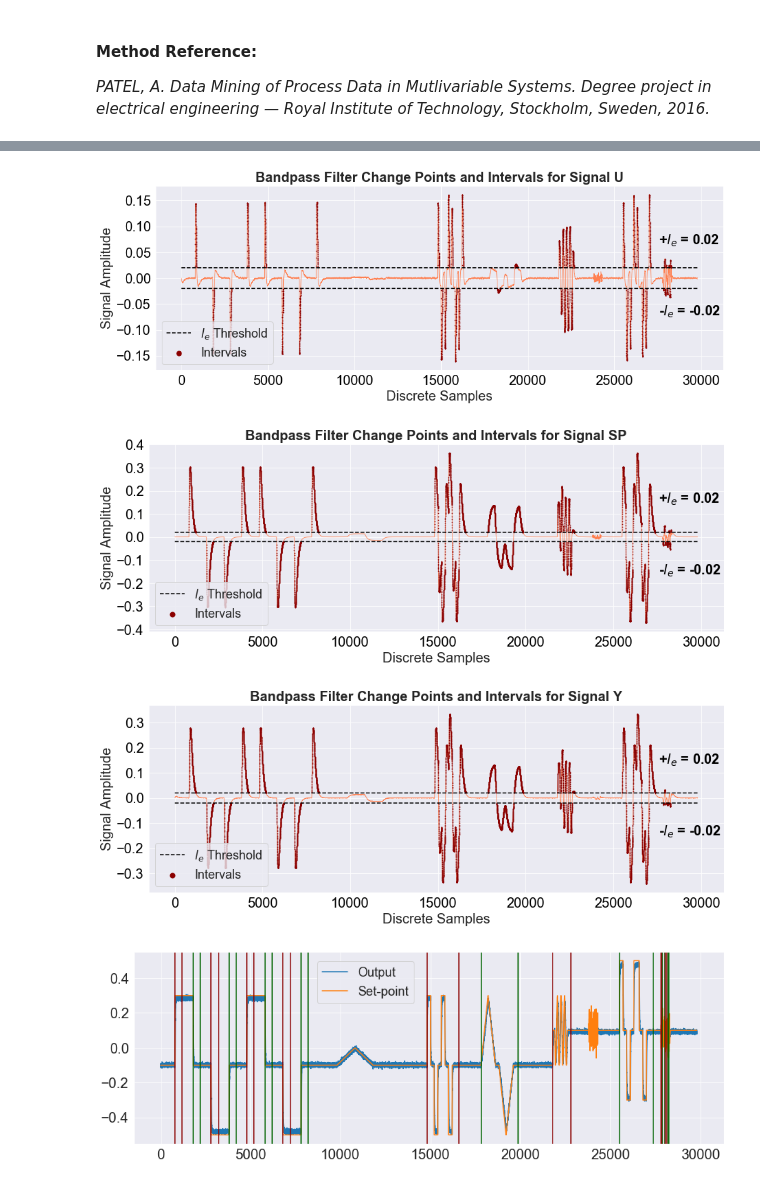
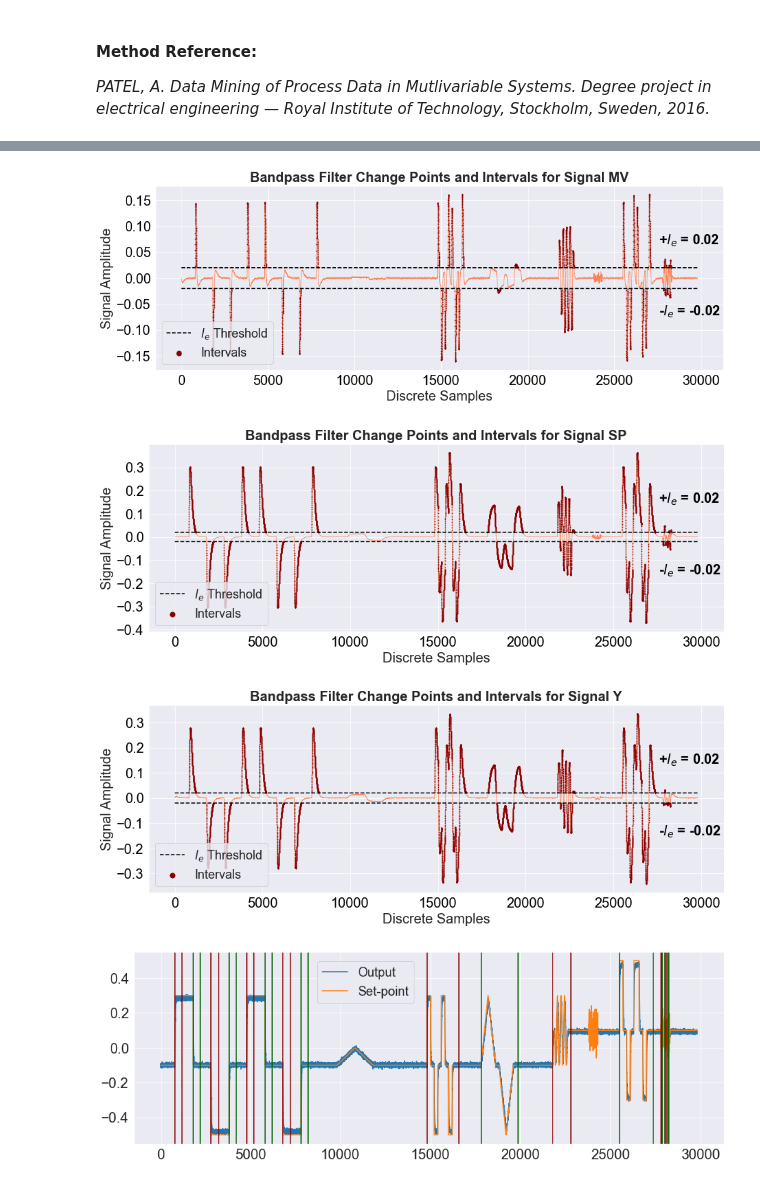
Before and after one commit to GiulioCMSanto/HDSIdent, a Jupyter notebook: notebooks/SISO Systems/Potential Intervals/bandpass_filter.ipynb, the cells around one changed output, grey strips where cells are left out. Drawn from its saved outputs; the diff is of its cells as text; code cells hidden in the pictures.

```diff
--- a/notebooks/SISO Systems/Potential Intervals/bandpass_filter.ipynb
+++ b/notebooks/SISO Systems/Potential Intervals/bandpass_filter.ipynb
@@ -42,4 +53,4 @@ y_url = 'https://github.com/GiulioCMSanto/HDSIdent/blob/master/data/water_tank/s
 # %%
-u = pd.read_csv(u_url, error_bad_lines=False, header=None)
-sp = pd.read_csv(sp_url, error_bad_lines=False, header=None)
-y = pd.read_csv(y_url, error_bad_lines=False, header=None)
+mv = pd.read_csv('../../../data/water_tank/siso_simu_mv.csv', error_bad_lines=False, header=None)
+sp = pd.read_csv('../../../data/water_tank/siso_simu_sp.csv', error_bad_lines=False, header=None)
+y = pd.read_csv('../../../data/water_tank/siso_simu_y.csv', error_bad_lines=False, header=None)
@@ -53,11 +62,11 @@ pp = Preprocessing(
         feature_range=(-0.5,0.5),
         k=100);
 # %%
-X_clean, Y_clean = pp.fit_transform(X=np.concatenate([u,sp],axis=1),
+X_clean, Y_clean = pp.fit_transform(X=np.concatenate([mv,sp],axis=1),
                                     y=y)
 # %%
 df = pd.DataFrame()
-df['U'] = X_clean[:,0]
+df['MV'] = X_clean[:,0]
 df['SP'] = X_clean[:,1]
 df['Y'] = Y_clean
 # %%
@@ -94,7 +103,7 @@ BP = BandpassFilter(
     )
 # %%
 start = time()
-BP.fit(X=df[['U','SP']],y=df[['Y']]);
+BP.fit(X=df[['MV','SP']],y=df[['Y']]);
 end = time()
 # %%
 print("Execution Time: {}".format(end-start))
@@ -103,8 +112,8 @@ Execution Time: 1.293260097503662
 # %%
-BP.plot_change_points(X=df[['U','SP']],y=df[['Y']],threshold_name=r'$l_{e}$')
+BP.plot_change_points(X=df[['MV','SP']],y=df[['Y']],threshold_name=r'$l_{e}$')
 # %% [output]
-[figure, old version]
+[figure, new version]
-[figure, old version]
+[figure, new version]
 [figure]
 # %%
 plt.figure(figsize=(15,5))
```
Also changed, not shown: parts of 5 cells of this notebook, 4 other files.
